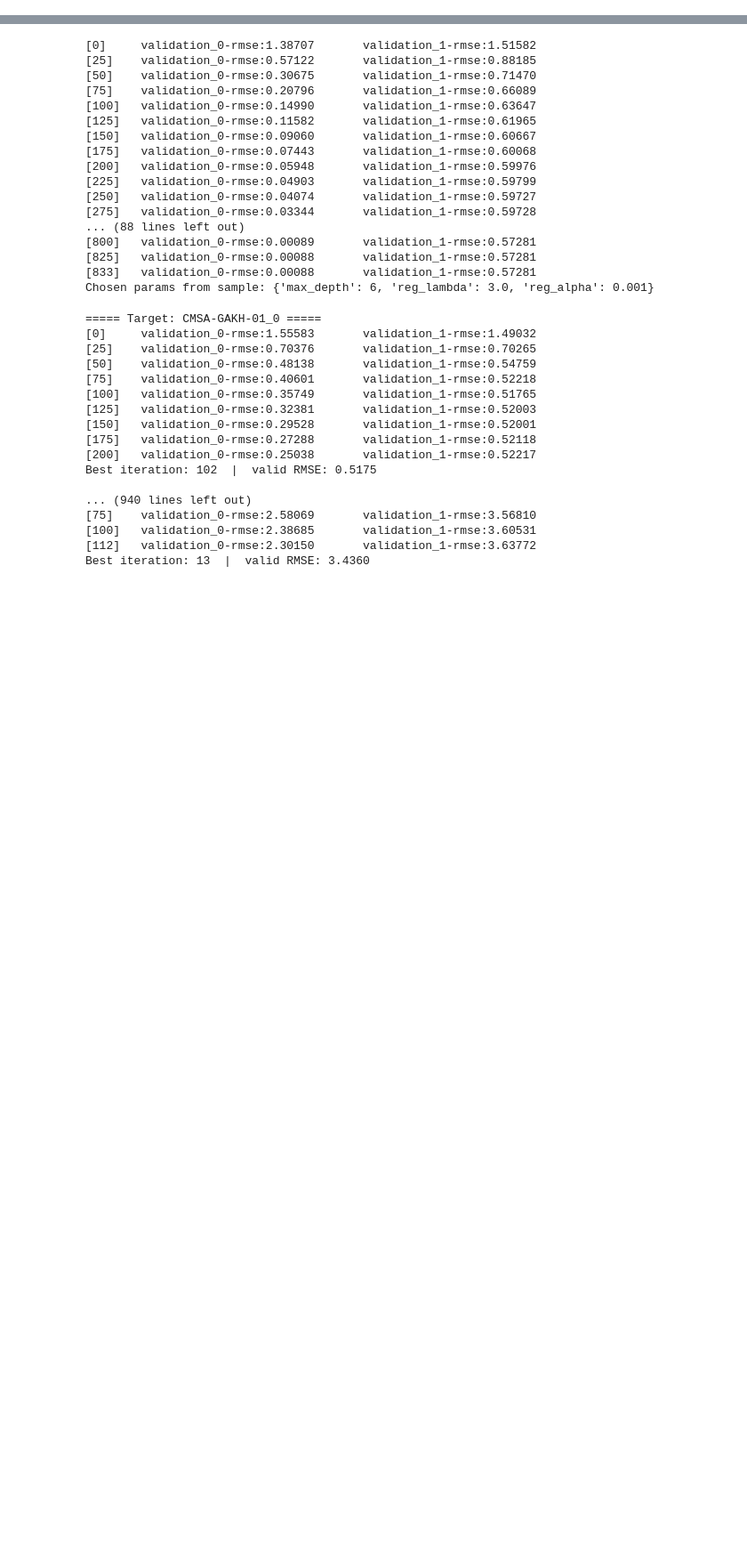
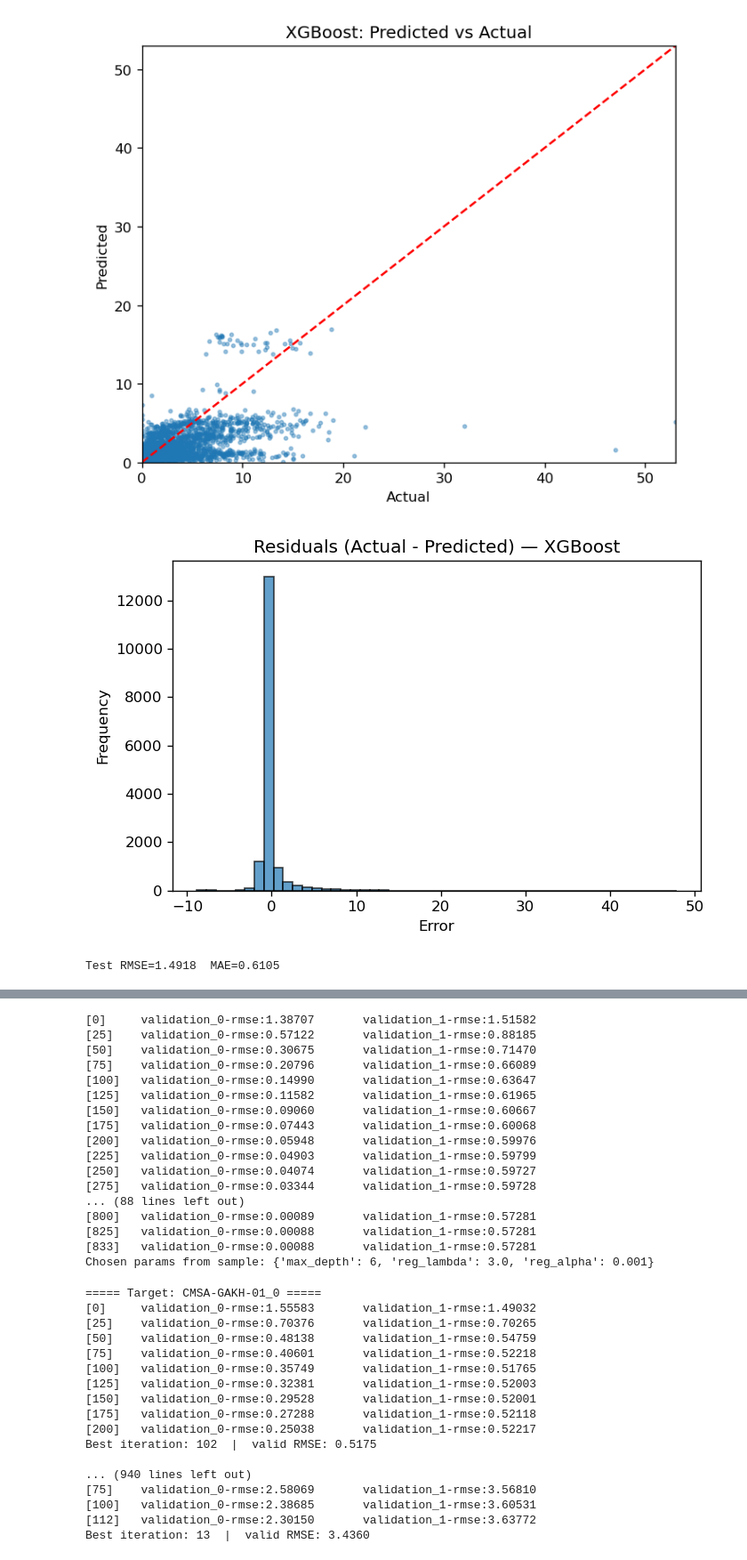
Before and after one commit to Wtoutenhoofd/TIL6022-group-project, a Jupyter notebook: XGBoost.ipynb, the cells around one changed output, grey strips where cells are left out. Shown at 89% size. Cells and saved outputs as stored; diff of their text form; code cells hidden in the pictures; blank space fills up the shorter version.

```diff
--- a/XGBoost.ipynb
+++ b/XGBoost.ipynb
@@ -13 +529,37 @@ plt.rcParams["figure.dpi"] = 120
+# %%
+# === Twee figuren: Predicted vs Actual en Residuals-hist ===
+import matplotlib.pyplot as plt
+import numpy as np
+
+yt = y_test.ravel()
+yp = preds.ravel()
+
+# 1) Predicted vs Actual
+plt.figure(figsize=(6,5))
+plt.scatter(yt, yp, s=6, alpha=0.4)
+lims = [min(yt.min(), yp.min()), max(yt.max(), yp.max())]
+plt.plot(lims, lims, linestyle="--", color="red")
+plt.xlim(lims); plt.ylim(lims)
+plt.title("XGBoost: Predicted vs Actual")
+plt.xlabel("Actual"); plt.ylabel("Predicted")
+plt.tight_layout(); plt.show()
+
+# 2) Residuals histogram
+res = yt - yp
+plt.figure(figsize=(6,4))
+plt.hist(res, bins=50, alpha=0.7, edgecolor="k")
+plt.title("Residuals (Actual - Predicted) — XGBoost")
+plt.xlabel("Error"); plt.ylabel("Frequency")
+plt.tight_layout(); plt.show()
+# %% [output]
+[figure, added]
+[figure, added]
+# %%
+# === Optioneel: testmetrics print ===
+from sklearn.metrics import mean_squared_error, mean_absolute_error
+rmse = float(np.sqrt(mean_squared_error(y_test, preds)))
+mae  = float(mean_absolute_error(y_test, preds))
+print(f"Test RMSE={rmse:.4f}  MAE={mae:.4f}")
+# %% [output]
+Test RMSE=1.4918  MAE=0.6105
 # %%
```
Also changed, not shown: parts of 20 cells of this notebook, 1 other file.
